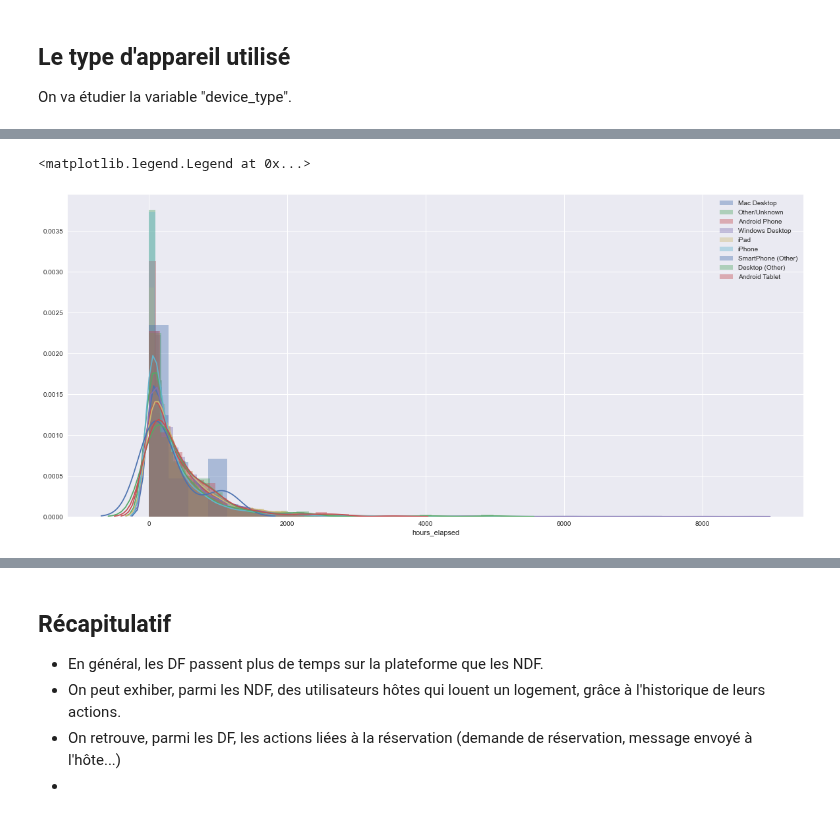
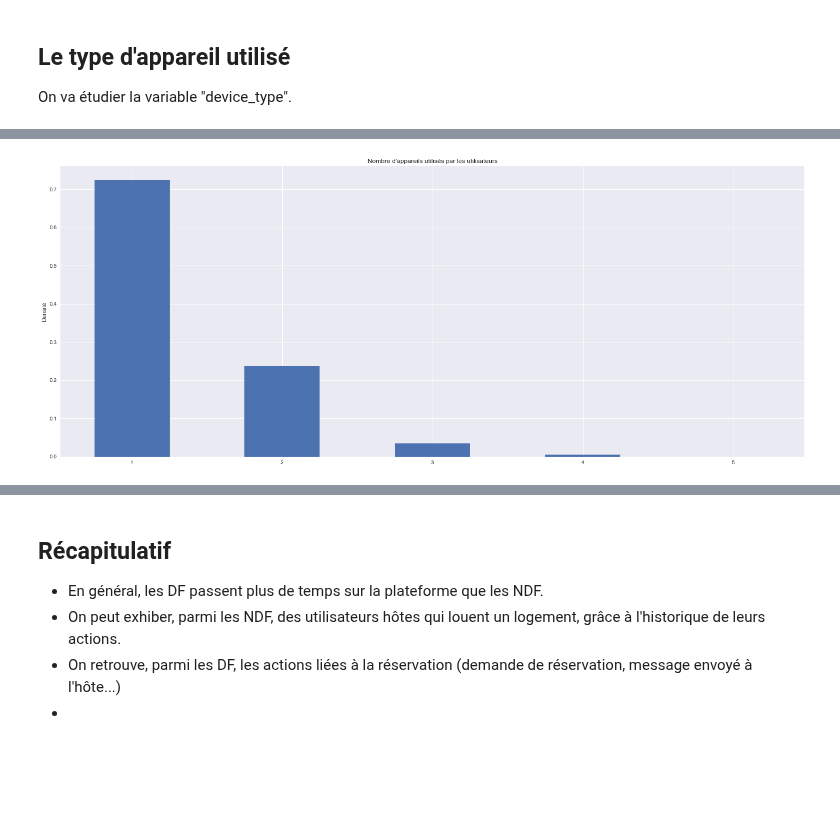
Before and after one commit to vesran/BookerGuess, a Jupyter notebook: _3_analyse_des_sessions.ipynb, the cells around one changed output, grey strips where cells are left out. Cells and saved outputs as stored; diff of their text form; code cells hidden in the pictures; blank space fills up the shorter version.

```diff
--- a/_3_analyse_des_sessions.ipynb
+++ b/_3_analyse_des_sessions.ipynb
@@ -290,8 +276,6 @@ devices.head(3)
-# %%
-plt.figure(figsize=(20, 9))
-for device_type in devices['first_device_type'].unique():
-    sns.distplot(devices[devices['first_device_type'] == device_type]['hours_elapsed'], label=device_type)
-plt.legend()
-# %% [output]
-<matplotlib.legend.Legend at 0x...>
-[figure, removed]
+# %%
+ax = devices['nb_devices'].hist(bins=np.arange(6)+0.5, figsize=(25, 10), rwidth=0.5, density=True)
+ax.set_title("Nombre d'appareils utilisés par les utilisateurs")
+_ = ax.set_ylabel('Densité')
+# %% [output]
+[figure, added]
```
Also changed, not shown: parts of 9 cells of this notebook, 1 other file.
